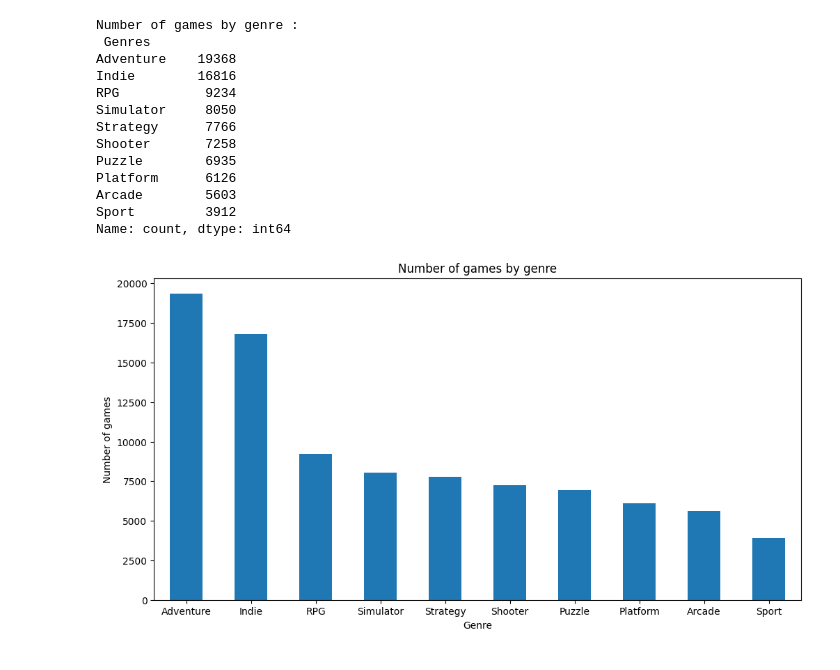
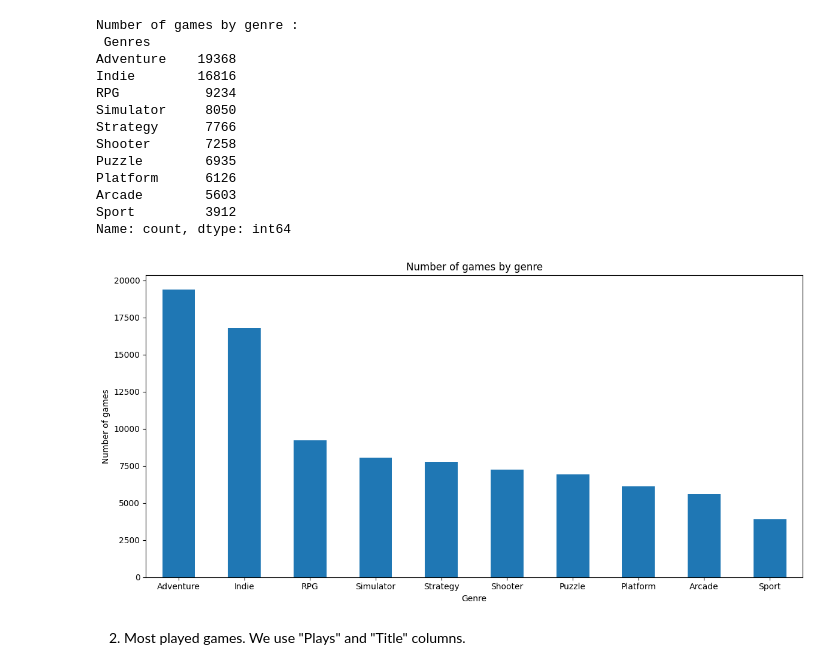
Before and after one commit to Bobyte5923/Stats_Proj, a Jupyter notebook: Projet.ipynb, the cells around one changed output. Cells and saved outputs as stored; diff of their text form; code cells hidden in the pictures.

```diff
--- a/Projet.ipynb
+++ b/Projet.ipynb
@@ -89,13 +87,17 @@ Name: count, dtype: int64
 # %%
 import matplotlib.pyplot as plt
 
 # Graphical
 plt.figure(figsize=(12, 6))
 genre_counts.head(10).plot(kind='bar')
 plt.title("Number of games by genre")
 plt.xlabel("Genre")
 plt.ylabel("Number of games")
 plt.xticks(rotation=0)
+plt.tight_layout()
 plt.show()
 # %% [output]
-[figure, old version]
+[figure, new version]
+# %% [markdown]
+2. Most played games.
+We use "Plays" and "Title" columns.
```
Also changed, not shown: parts of 4 cells of this notebook, 1 other file.
